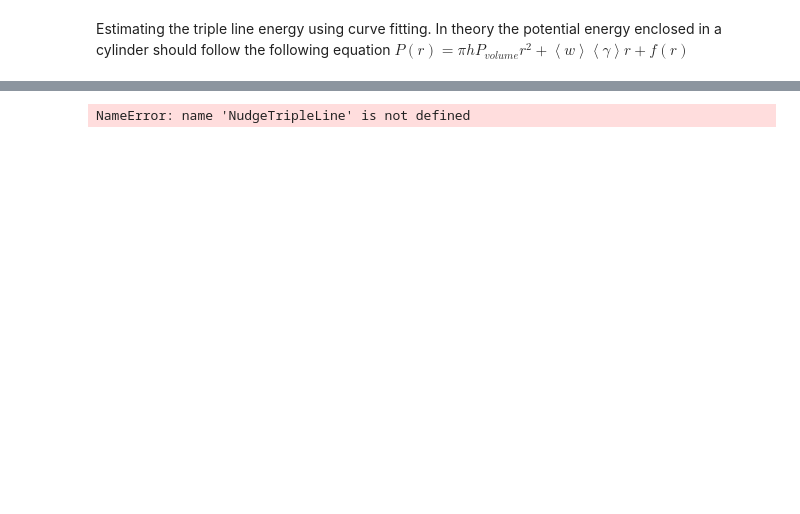
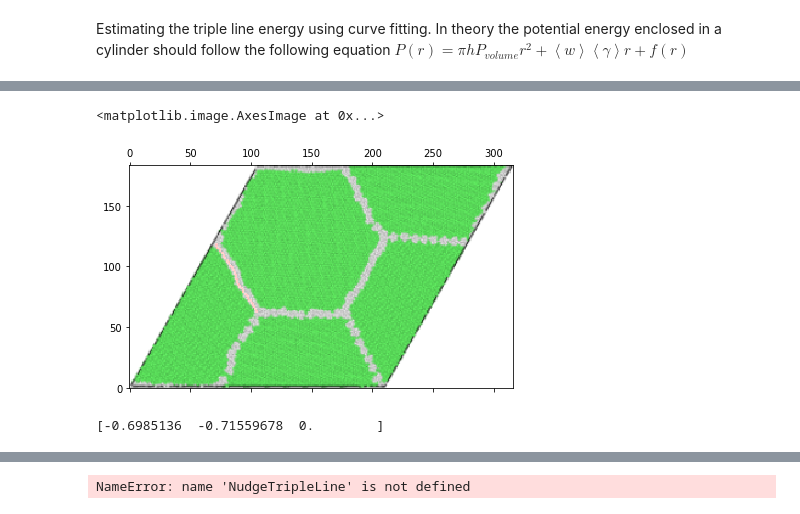
Before and after one commit to PaulTwine/TripleLines.github.io, a Jupyter notebook: TripleLine Fitting.ipynb, the cells around one changed output, grey strips where cells are left out. Saved outputs shown, nothing was run; the diff lists cells and outputs as text; code cells hidden in the pictures; blank space fills up the shorter version.

```diff
--- a/TripleLine Fitting.ipynb
+++ b/TripleLine Fitting.ipynb
@@ -110,3 +94,22 @@ def MoveTripleLine(intTripleLine:int):
+# %%
+n=1
+CellArray = plt.imread('../../PythonLAMMPS/VolumeTest/CellView.png')
+fltSize = np.shape(CellArray)[1]
+CellArray = rescale(CellArray, objProcess.GetBoundingBox()[0]/fltSize)
+CellArray = np.flip(CellArray, axis=0)
+#plt.matshow(CellArray[:,:,:], origin = 'lower')
+for j in objProcess.GetGrainBoundaries(2).GetPoints():
+     CellArray[np.round(j[1]).astype('int')-n:np.round(j[1]).astype('int')+n,
+              np.round(j[0]).astype('int')-n:np.round(j[0]).astype('int')+n,0] =1
+plt.matshow(CellArray[:,:,:], origin = 'lower')
+# %% [output]
+<matplotlib.image.AxesImage at 0x...>
+[figure, added]
+# %%
+arrDirection = objProcess.GetGrainBoundaries(5).GetLinearDirection()
+print(arrDirection)
+# %% [output]
+[-0.6985136  -0.71559678  0.        ]
 # %%
 objProcess.MoveTripleLine(intTripleLine)
 # %% [output]
```
Also changed, not shown: parts of 16 cells of this notebook, 3 other files.
